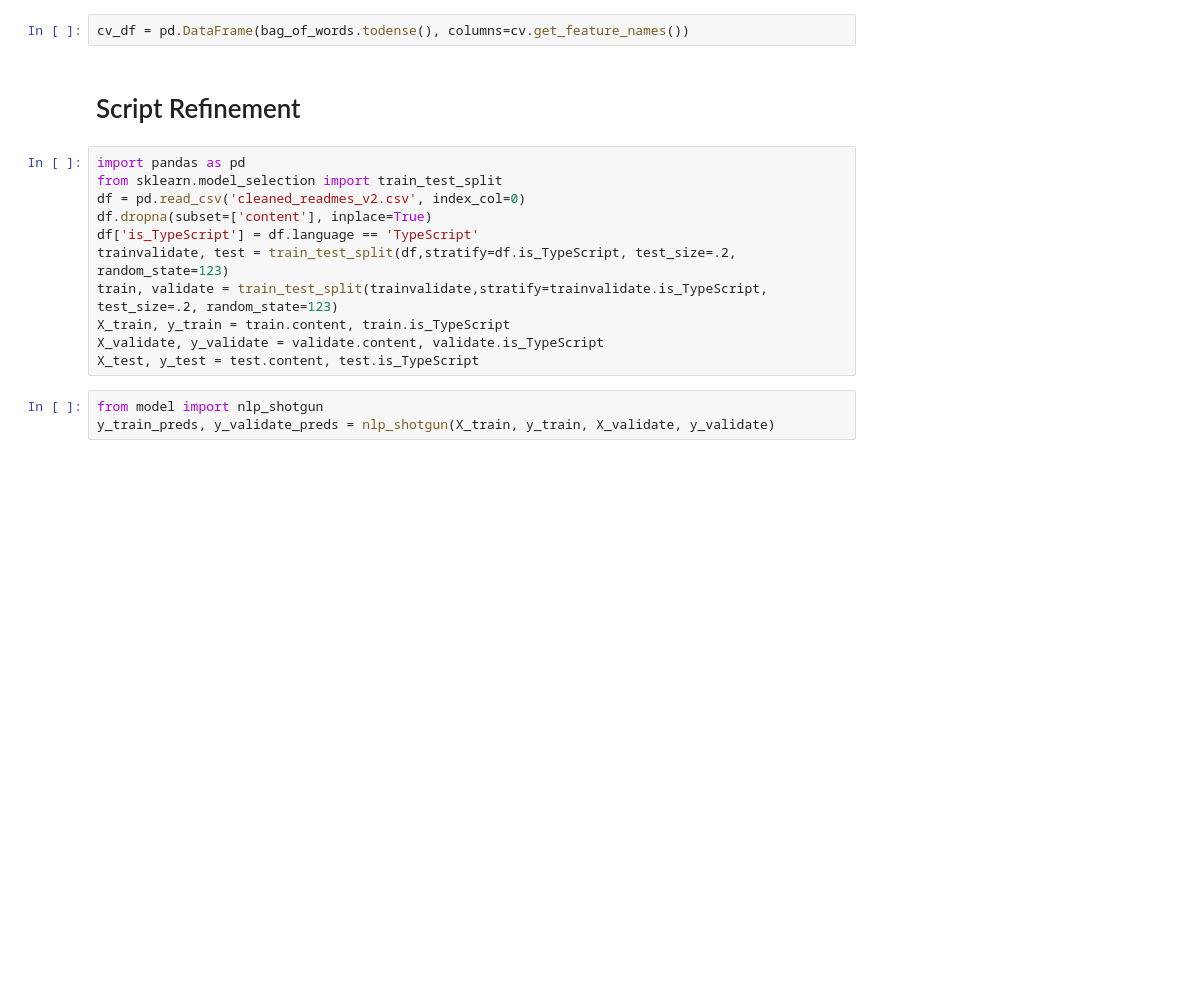
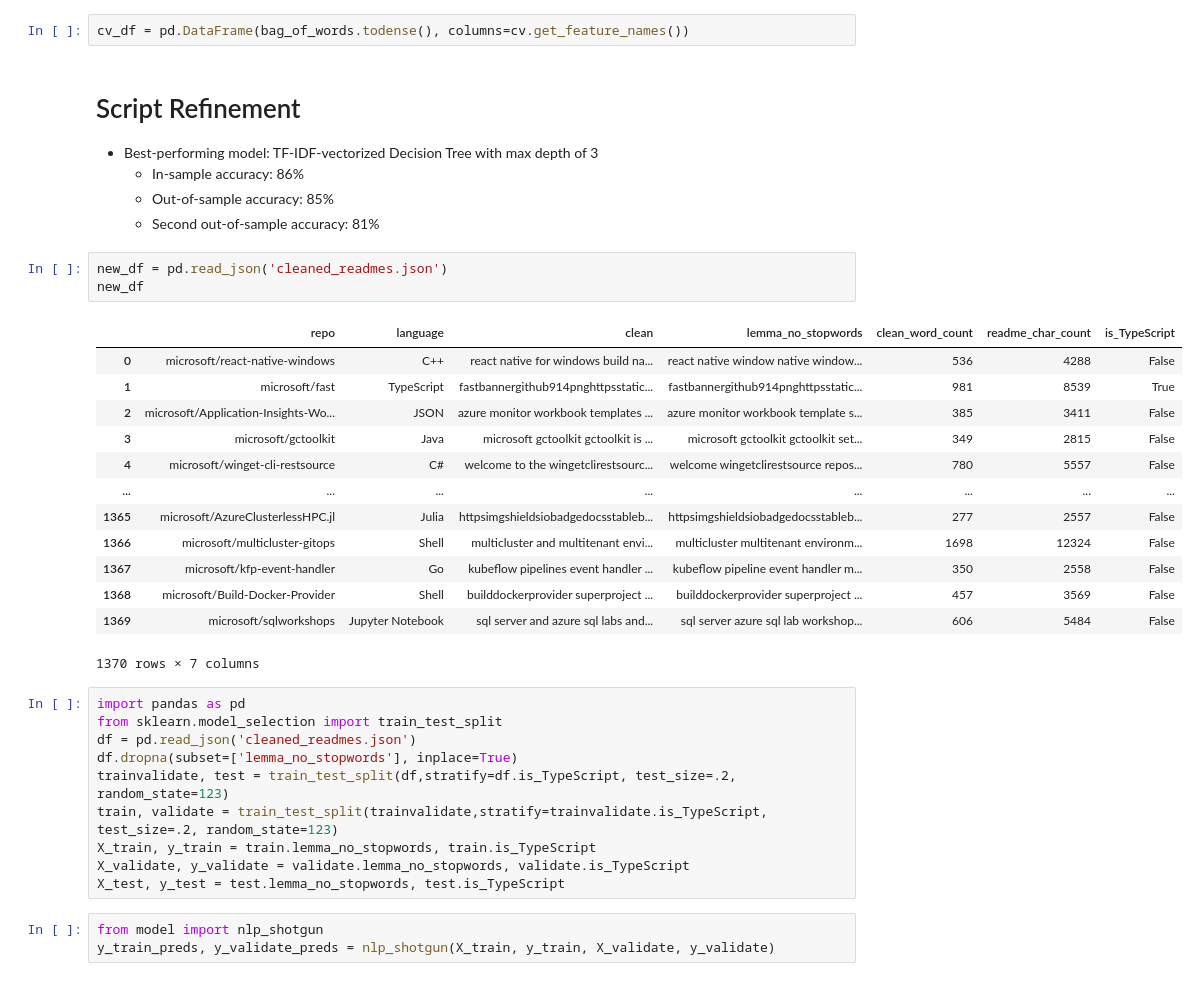
Before and after one commit to lets-talk-codeup/github-guesser, a Jupyter notebook: model_notebook_jake.ipynb, the cells around one changed output. Drawn from its saved outputs; the diff is of its cells as text; blank space fills up the shorter version.

```diff
--- a/model_notebook_jake.ipynb
+++ b/model_notebook_jake.ipynb
@@ -253,17 +253,37 @@ print(knn.score(X_tfidf_validate, y_validate))
 cv_df = pd.DataFrame(bag_of_words.todense(), columns=cv.get_feature_names())
 # %% [markdown]
 # Script Refinement
+- Best-performing model: TF-IDF-vectorized Decision Tree with max depth of 3
+    * In-sample accuracy: 86%
+    * Out-of-sample accuracy: 85%
+    * Second out-of-sample accuracy: 81%
+# %%
+new_df = pd.read_json('cleaned_readmes.json')
+new_df
+# %% [output]
+|  | repo | language | clean | lemma_no_stopwords | clean_word_count | readme_char_count | is_TypeScript |
+| 0 | microsoft/react-native-windows | C++ | react native for windows build na... | react native window native window... | 536 | 4288 | False |
+| 1 | microsoft/fast | TypeScript | fastbannergithub914pnghttpsstatic... | fastbannergithub914pnghttpsstatic... | 981 | 8539 | True |
+| 2 | microsoft/Application-Insights-Wo... | JSON | azure monitor workbook templates ... | azure monitor workbook template s... | 385 | 3411 | False |
+| 3 | microsoft/gctoolkit | Java | microsoft gctoolkit gctoolkit is ... | microsoft gctoolkit gctoolkit set... | 349 | 2815 | False |
+| 4 | microsoft/winget-cli-restsource | C# | welcome to the wingetclirestsourc... | welcome wingetclirestsource repos... | 780 | 5557 | False |
+| ... | ... | ... | ... | ... | ... | ... | ... |
+| 1365 | microsoft/AzureClusterlessHPC.jl | Julia | httpsimgshieldsiobadgedocsstableb... | httpsimgshieldsiobadgedocsstableb... | 277 | 2557 | False |
+| 1366 | microsoft/multicluster-gitops | Shell | multicluster and multitenant envi... | multicluster multitenant environm... | 1698 | 12324 | False |
+| 1367 | microsoft/kfp-event-handler | Go | kubeflow pipelines event handler ... | kubeflow pipeline event handler m... | 350 | 2558 | False |
+| 1368 | microsoft/Build-Docker-Provider | Shell | builddockerprovider superproject ... | builddockerprovider superproject ... | 457 | 3569 | False |
+| 1369 | microsoft/sqlworkshops | Jupyter Notebook | sql server and azure sql labs and... | sql server azure sql lab workshop... | 606 | 5484 | False |
+1370 rows × 7 columns
 # %%
 import pandas as pd
 from sklearn.model_selection import train_test_split
-df = pd.read_csv('cleaned_readmes_v2.csv', index_col=0)
-df.dropna(subset=['content'], inplace=True)
-df['is_TypeScript'] = df.language == 'TypeScript'
+df = pd.read_json('cleaned_readmes.json')
+df.dropna(subset=['lemma_no_stopwords'], inplace=True)
 trainvalidate, test = train_test_split(df,stratify=df.is_TypeScript, test_size=.2, random_state=123)
 train, validate = train_test_split(trainvalidate,stratify=trainvalidate.is_TypeScript, test_size=.2, random_state=123)
-X_train, y_train = train.content, train.is_TypeScript
-X_validate, y_validate = validate.content, validate.is_TypeScript
-X_test, y_test = test.content, test.is_TypeScript
+X_train, y_train = train.lemma_no_stopwords, train.is_TypeScript
+X_validate, y_validate = validate.lemma_no_stopwords, validate.is_TypeScript
+X_test, y_test = test.lemma_no_stopwords, test.is_TypeScript
 # %%
 from model import nlp_shotgun
 y_train_preds, y_validate_preds = nlp_shotgun(X_train, y_train, X_validate, y_validate)
```
Also changed, not shown: parts of 8 cells of this notebook.
